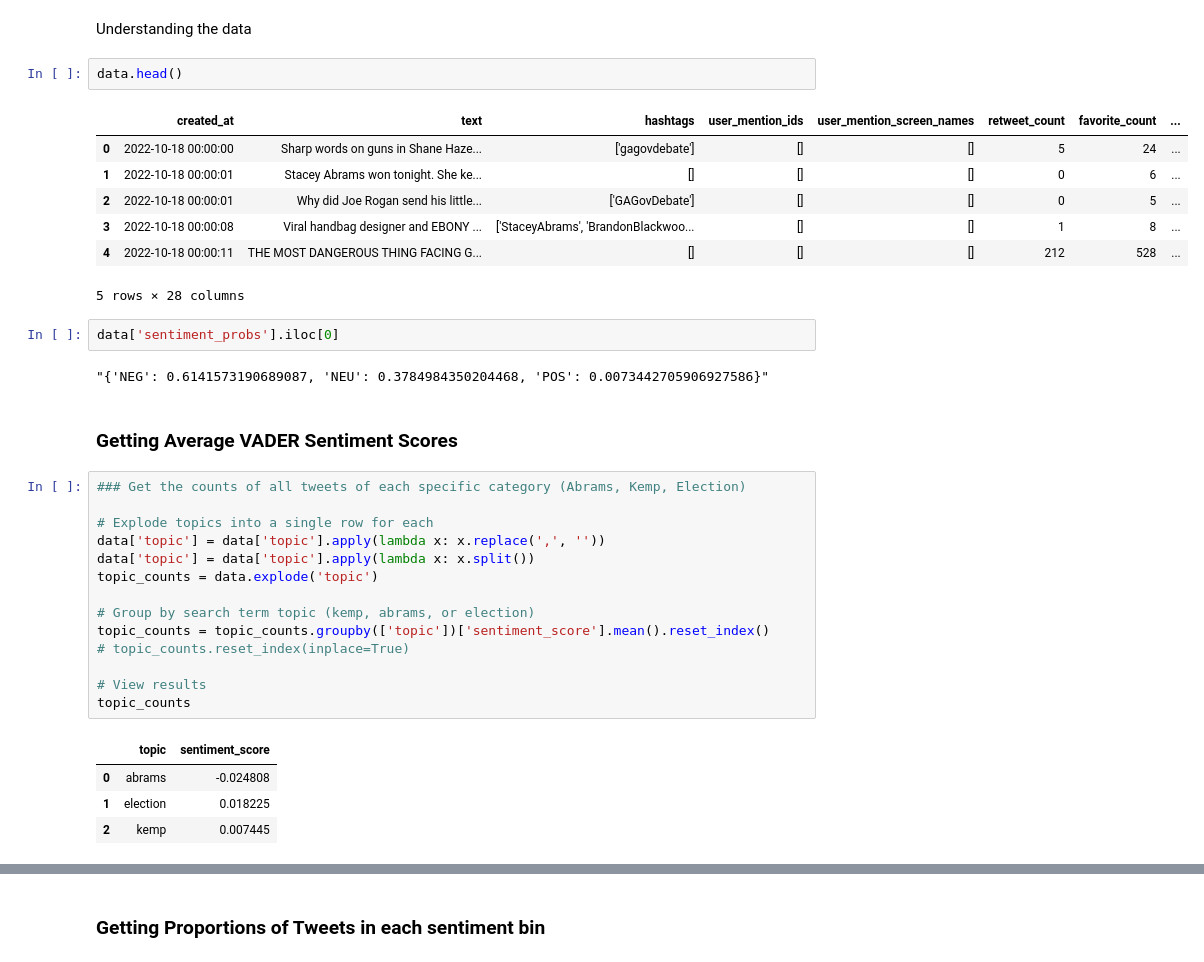
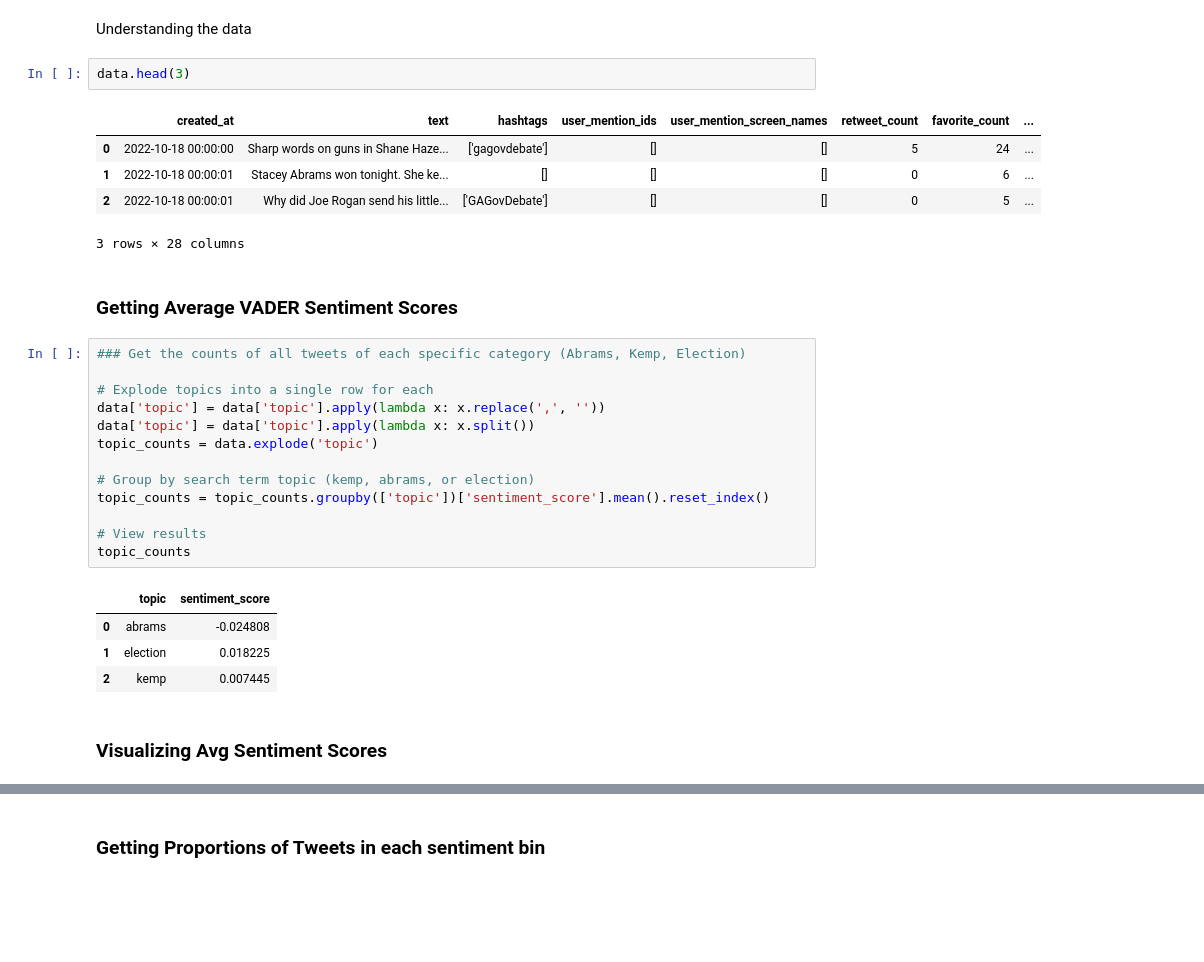
Before and after one commit to monroefarris/anly580_final_project, a Jupyter notebook: Analysis_Code/sentiment_analysis.ipynb, the cells around one changed output, grey strips where cells are left out. Cells and saved outputs as stored; diff of their text form; blank space fills up the shorter version.

```diff
--- a/Analysis_Code/sentiment_analysis.ipynb
+++ b/Analysis_Code/sentiment_analysis.ipynb
@@ -52,19 +54,13 @@ data = pd.read_csv('./data_with_sentiment.csv')
 # %% [markdown]
 Understanding the data
 # %%
-data.head()
+data.head(3)
 # %% [output]
 |  | created_at | text | hashtags | user_mention_ids | user_mention_screen_names | retweet_count | favorite_count | ... |
 | 0 | 2022-10-18 00:00:00 | Sharp words on guns in Shane Haze... | ['gagovdebate'] | [] | [] | 5 | 24 | ... |
 | 1 | 2022-10-18 00:00:01 | Stacey Abrams won tonight. She ke... | [] | [] | [] | 0 | 6 | ... |
 | 2 | 2022-10-18 00:00:01 | Why did Joe Rogan send his little... | ['GAGovDebate'] | [] | [] | 0 | 5 | ... |
-| 3 | 2022-10-18 00:00:08 | Viral handbag designer and EBONY ... | ['StaceyAbrams', 'BrandonBlackwoo... | [] | [] | 1 | 8 | ... |
-| 4 | 2022-10-18 00:00:11 | THE MOST DANGEROUS THING FACING G... | [] | [] | [] | 212 | 528 | ... |
-5 rows × 28 columns
+3 rows × 28 columns
-# %%
-data['sentiment_probs'].iloc[0]
-# %% [output]
-"{'NEG': 0.6141573190689087, 'NEU': 0.3784984350204468, 'POS': 0.0073442705906927586}"
 # %% [markdown]
 ### Getting Average VADER Sentiment Scores
 # %%
@@ -77,7 +73,6 @@ topic_counts = data.explode('topic')
 
 # Group by search term topic (kemp, abrams, or election)
 topic_counts = topic_counts.groupby(['topic'])['sentiment_score'].mean().reset_index()
-# topic_counts.reset_index(inplace=True)
 
 # View results
 topic_counts
@@ -86,6 +81,8 @@ topic_counts
 | 0 | abrams | -0.024808 |
 | 1 | election | 0.018225 |
 | 2 | kemp | 0.007445 |
+# %% [markdown]
+### Visualizing Avg Sentiment Scores
 # %%
 fig, ax = plt.subplots()
 
```
Also changed, not shown: parts of 27 cells of this notebook.
